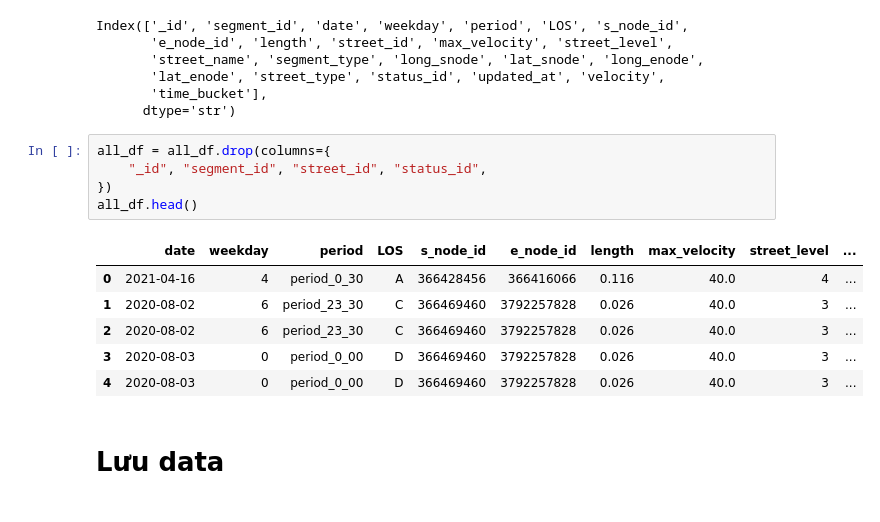
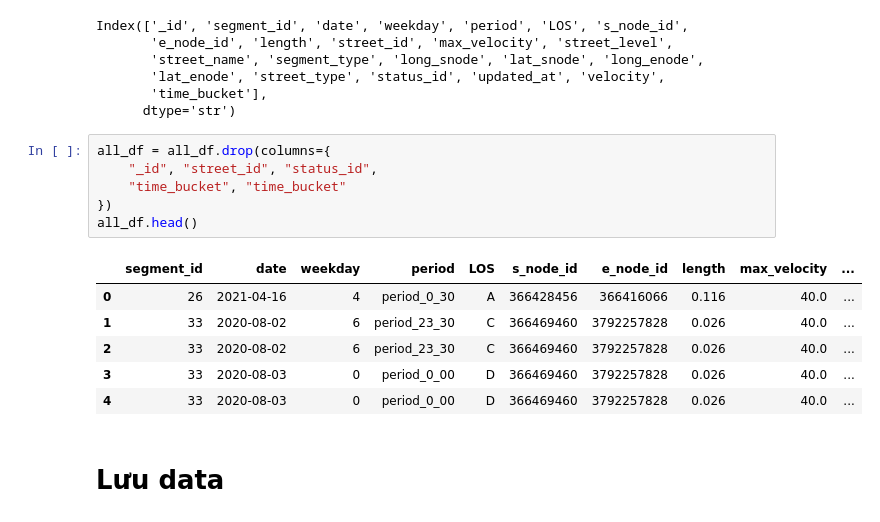
Before and after one commit to An-Sadek/HCM_IOT_GNN, a Jupyter notebook: preprocess/exploration.ipynb, the cells around one changed output. Cells and saved outputs as stored; diff of their text form.

```diff
--- a/preprocess/exploration.ipynb
+++ b/preprocess/exploration.ipynb
@@ -1212,16 +1212,17 @@ Index(['_id', 'segment_id', 'date', 'weekday', 'period', 'LOS', 's_node_id',
       dtype='str')
 # %%
 all_df = all_df.drop(columns={
-    "_id", "segment_id", "street_id", "status_id",
+    "_id", "street_id", "status_id",
+    "time_bucket", "time_bucket"
 })
 all_df.head()
 # %% [output]
-|  | date | weekday | period | LOS | s_node_id | e_node_id | length | max_velocity | street_level | ... |
-| 0 | 2021-04-16 | 4 | period_0_30 | A | 366428456 | 366416066 | 0.116 | 40.0 | 4 | ... |
-| 1 | 2020-08-02 | 6 | period_23_30 | C | 366469460 | 3792257828 | 0.026 | 40.0 | 3 | ... |
-| 2 | 2020-08-02 | 6 | period_23_30 | C | 366469460 | 3792257828 | 0.026 | 40.0 | 3 | ... |
-| 3 | 2020-08-03 | 0 | period_0_00 | D | 366469460 | 3792257828 | 0.026 | 40.0 | 3 | ... |
-| 4 | 2020-08-03 | 0 | period_0_00 | D | 366469460 | 3792257828 | 0.026 | 40.0 | 3 | ... |
+|  | segment_id | date | weekday | period | LOS | s_node_id | e_node_id | length | max_velocity | ... |
+| 0 | 26 | 2021-04-16 | 4 | period_0_30 | A | 366428456 | 366416066 | 0.116 | 40.0 | ... |
+| 1 | 33 | 2020-08-02 | 6 | period_23_30 | C | 366469460 | 3792257828 | 0.026 | 40.0 | ... |
+| 2 | 33 | 2020-08-02 | 6 | period_23_30 | C | 366469460 | 3792257828 | 0.026 | 40.0 | ... |
+| 3 | 33 | 2020-08-03 | 0 | period_0_00 | D | 366469460 | 3792257828 | 0.026 | 40.0 | ... |
+| 4 | 33 | 2020-08-03 | 0 | period_0_00 | D | 366469460 | 3792257828 | 0.026 | 40.0 | ... |
 # %% [markdown]
 # Lưu data
 # %%
```
Also changed, not shown: 6 other files.
